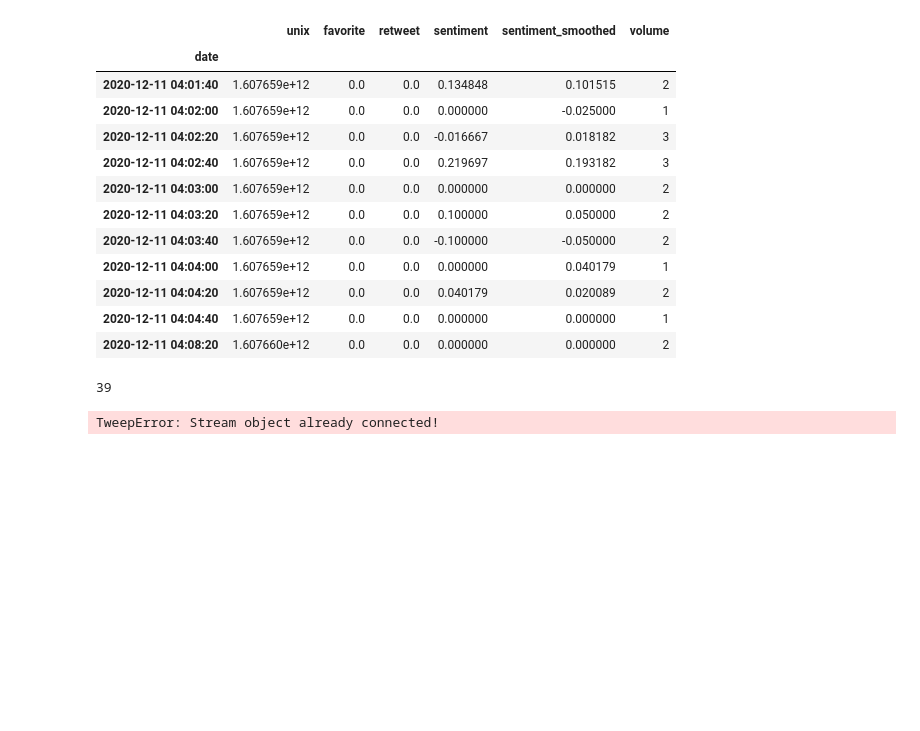
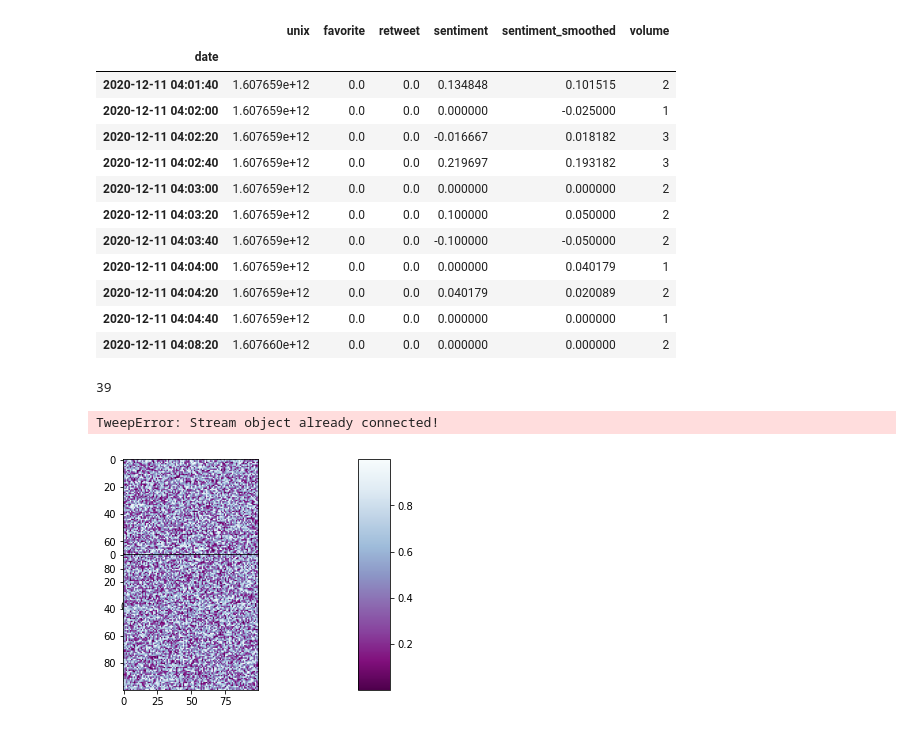
Before and after one commit to singsang2/capstone-twitter-analysis, a Jupyter notebook: sentiment_models.ipynb, the cells around one changed output. Drawn from its saved outputs; the diff is of its cells as text; code cells hidden in the pictures; blank space fills up the shorter version.

```diff
--- a/sentiment_models.ipynb
+++ b/sentiment_models.ipynb
@@ -727,0 +726,19 @@ import urllib
+# %%
+import matplotlib.pyplot as plt
+import numpy as np
+
+# Fixing random state for reproducibility
+np.random.seed(19680801)
+
+
+plt.subplot(211)
+plt.imshow(np.random.random((100, 100)), cmap=plt.cm.BuPu_r)
+plt.subplot(212)
+plt.imshow(np.random.random((100, 100)), cmap=plt.cm.BuPu_r)
+
+plt.subplots_adjust(bottom=0.1, right=0.8, top=0.9, hspace=-0.3)
+cax = plt.axes([0.85, 0.1, 0.075, 0.8])
+plt.colorbar(cax=cax)
+plt.show()
+# %% [output]
+[figure, added]
```
Also changed, not shown: parts of 2 cells of this notebook, 12 other files.
